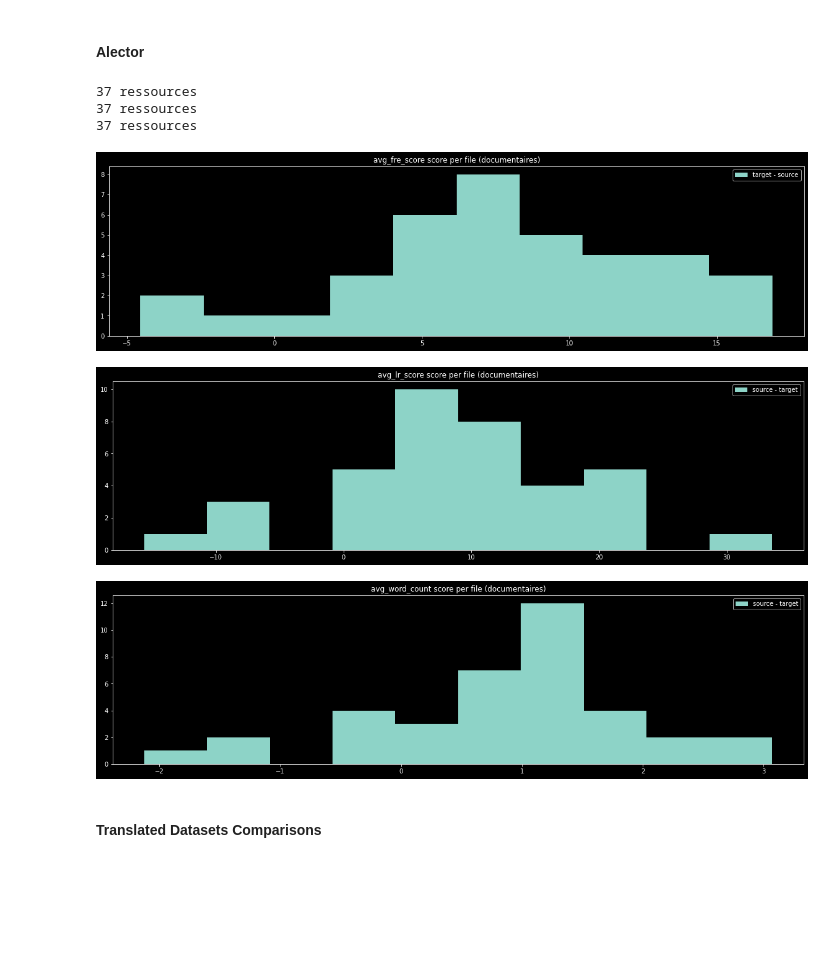
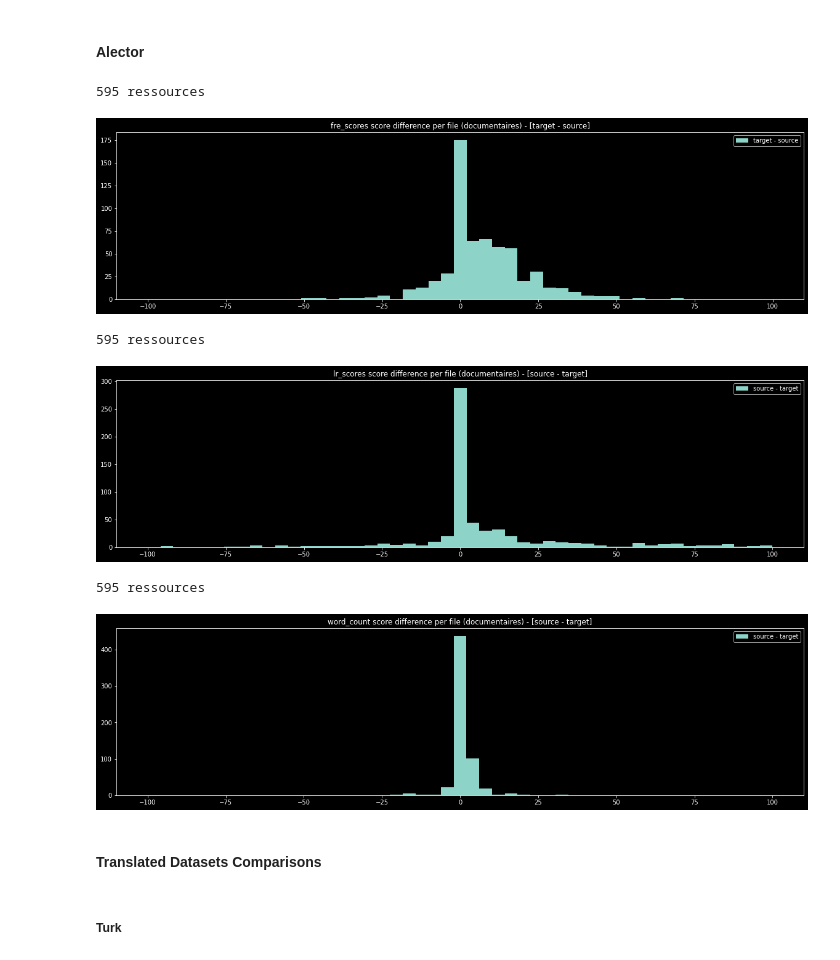
Before and after one commit to s0tho/alector-aligned, a Jupyter notebook: main.ipynb, the cells around one changed output. Saved outputs shown, nothing was run; the diff lists cells and outputs as text; code cells hidden in the pictures; blank space fills up the shorter version.

```diff
--- a/main.ipynb
+++ b/main.ipynb
@@ -63,7 +62,7 @@ def calculate_LR(text:str, lang:str="fr") -> float:
 # %% [markdown]
 ### Get metrics
 # %%
-def get_metrics_from_file(fpath):
+def get_metrics_from_file(fpath, lang="fr"):
 
     # print(fpath.upper())
     fre_scores = []
@@ -72,8 +71,8 @@ def get_metrics_from_file(fpath):
     with open(fpath, "r", encoding="utf-8") as f:
         line = f.readline()
         while line:
-            fre_scores.append(calculate_FRE_score(line))
-            lr_scores.append(calculate_LR(line))
+            fre_scores.append(calculate_FRE_score(line, lang))
+            lr_scores.append(calculate_LR(line, lang))
             word_count.append(get_words_count(line))
             line = f.readline()
 
@@ -124,75 +123,62 @@ def alector(path="alector_aligned"):
 
     return sorted_dic
 # %%
-def alector_plot(dic, text_type:str, score:str, lims:list, only_hist=True):
+def alector_plot(dic, text_type:str, score:str, bins):
 
     source_avg = []
     target_avg = []
     x = []
     for item in dic:
         if dic[item]["text_type"] == text_type or text_type == "everything":
-            source_avg.append(dic[item]["source"][score])
-            target_avg.append(dic[item]["target"][score])
-            x.append(item)
+            source_avg += dic[item]["source"][score]
+            target_avg += dic[item]["target"][score]
 
     print(len(source_avg), "ressources")
 
-    if not only_hist:
-        plt.figure(figsize=(20,5))
-        plt.plot(x, source_avg, label = "source")
-        plt.axhline(y=sum(source_avg) / len(source_avg), color='cyan', linestyle='--', linewidth=2, label='Avg_source')
-        plt.plot(x, target_avg, label = "target")
-        plt.axhline(y=sum(target_avg) / len(target_avg), color='red', linestyle='--', linewidth=2, label='Avg_target')
-
-        plt.xlabel('Number of the file')
-        plt.ylabel(f'{score} Score')
-        plt.title(f"{score} score per file ({text_type})")
-
-        plt.ylim(lims[0], lims[1])
-        plt.legend()
-        plt.show()
-
     plt.figure(figsize=(20,5))
     substracted = list()
-    if score == "avg_fre_score":
+    if score == "fre_scores":
         for tar_item, src_item in zip(target_avg, source_avg):
             substracted.append(tar_item - src_item)
         label = "target - source"
 
-        plt.hist(substracted, label = label)
+        plt.hist(substracted, label = label, bins=bins)
 
-    if score == "avg_lr_score"  or score == "avg_word_count":
+    if score == "lr_scores"  or score == "word_count":
         for tar_item, src_item in zip(target_avg, source_avg):
             substracted.append(src_item - tar_item)
         label = "source - target"
 
-        plt.hist(substracted, label = label)
+        plt.hist(substracted, label = label, bins=bins)
 
     plt.legend()
     plt.title(f"{score} score difference per file ({text_type}) - [{label}]")
+    plt.show()
 # %%
 try:
     with open('alector_metrics.json', 'r') as fp:
         dic = json.load(fp)
 except:
     dic = alector()
 
 # text_types = ["contes", "documentaires", "everything"]
 text_types = ["documentaires"]
 
 for text_type in text_types:
     # Flesch Reading Ease
-    alector_plot(dic, text_type, "avg_fre_score", [0, 100])
+    alector_plot(dic, text_type, "fre_scores", numpy.linspace(-100, 100, 50))
     # Measure of Lexical Diversity (McCarthy 2005, McCarthy and Jarvis 2010)
-    alector_plot(dic, text_type, "avg_lr_score", [0, 100])
+    alector_plot(dic, text_type, "lr_scores", numpy.linspace(-100, 100, 50))
     # Word count
-    alector_plot(dic, text_type, "avg_word_count", [0, 50])
+    alector_plot(dic, text_type, "word_count", numpy.linspace(-100, 100, 50))
 # %% [output]
-37 ressources
-37 ressources
-37 ressources
+595 ressources
-[figure, old version]
+[figure, new version]
+595 ressources
-[figure, old version]
+[figure, new version]
+595 ressources
-[figure, old version]
+[figure, new version]
 # %% [markdown]
 #### Translated Datasets Comparisons
+# %% [markdown]
+##### Turk
```
Also changed, not shown: parts of 8 cells of this notebook.
